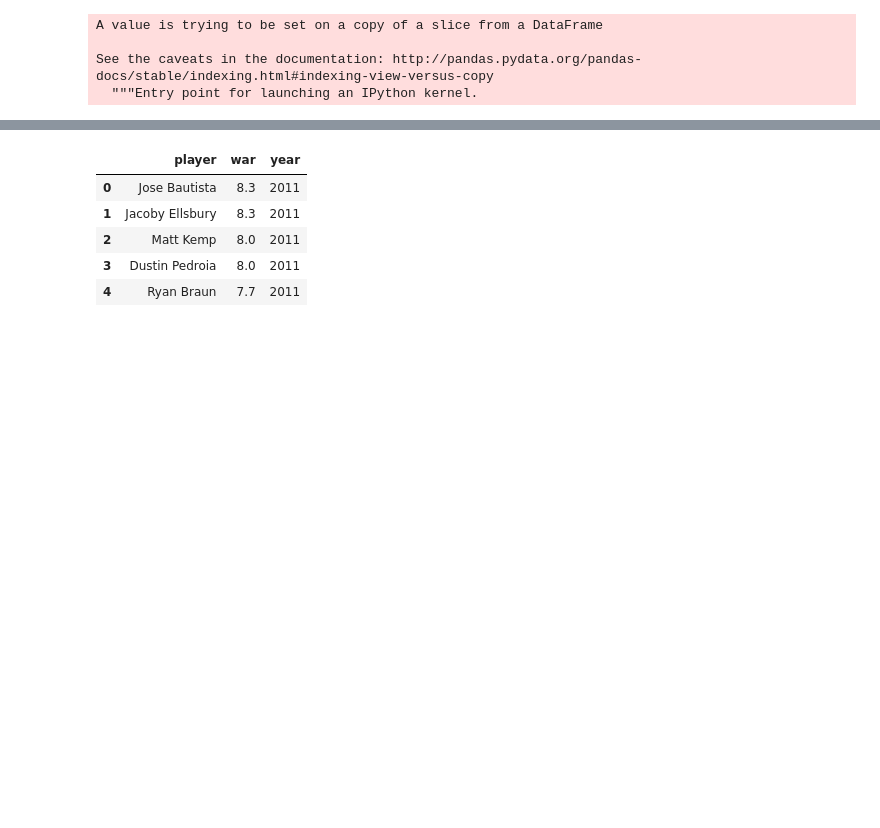
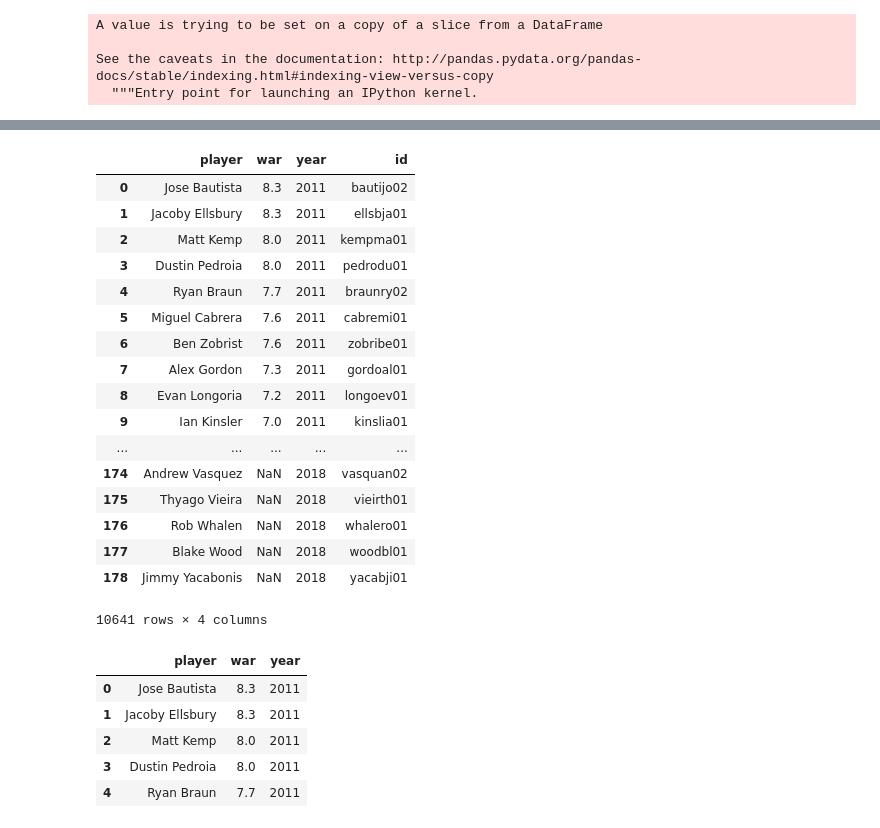
Before and after one commit to Axemen/Pro-Sports-Stats, a Jupyter notebook: libs/Fixing mistakes.ipynb, the cells around one changed output, grey strips where cells are left out. Drawn from its saved outputs; the diff is of its cells as text; code cells hidden in the pictures; blank space fills up the shorter version.

```diff
--- a/libs/Fixing mistakes.ipynb
+++ b/libs/Fixing mistakes.ipynb
@@ -48,3 +60,24 @@ for i in range(len(df)):
+# %%
+df
+# %% [output]
+|  | player | war | year | id |
+| 0 | Jose Bautista | 8.3 | 2011 | bautijo02 |
+| 1 | Jacoby Ellsbury | 8.3 | 2011 | ellsbja01 |
+| 2 | Matt Kemp | 8.0 | 2011 | kempma01 |
+| 3 | Dustin Pedroia | 8.0 | 2011 | pedrodu01 |
+| 4 | Ryan Braun | 7.7 | 2011 | braunry02 |
+| 5 | Miguel Cabrera | 7.6 | 2011 | cabremi01 |
+| 6 | Ben Zobrist | 7.6 | 2011 | zobribe01 |
+| 7 | Alex Gordon | 7.3 | 2011 | gordoal01 |
+| 8 | Evan Longoria | 7.2 | 2011 | longoev01 |
+| 9 | Ian Kinsler | 7.0 | 2011 | kinslia01 |
+| ... | ... | ... | ... | ... |
+| 174 | Andrew Vasquez | NaN | 2018 | vasquan02 |
+| 175 | Thyago Vieira | NaN | 2018 | vieirth01 |
+| 176 | Rob Whalen | NaN | 2018 | whalero01 |
+| 177 | Blake Wood | NaN | 2018 | woodbl01 |
+| 178 | Jimmy Yacabonis | NaN | 2018 | yacabji01 |
+10641 rows × 4 columns
 # %%
 df = df.rename(columns = {'WAR/pos': 'war', 'Year':'year', 'Player':'player'})
 # %%
```
Also changed, not shown: parts of 4 cells of this notebook, 6 other files.
